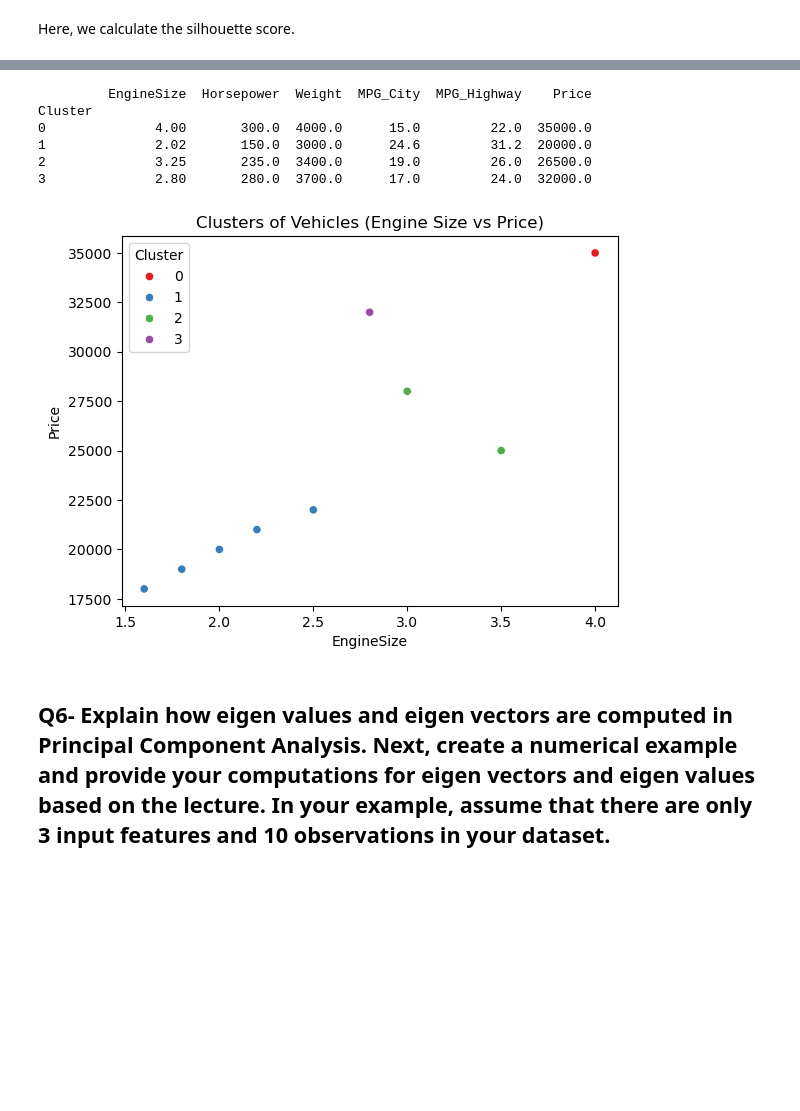
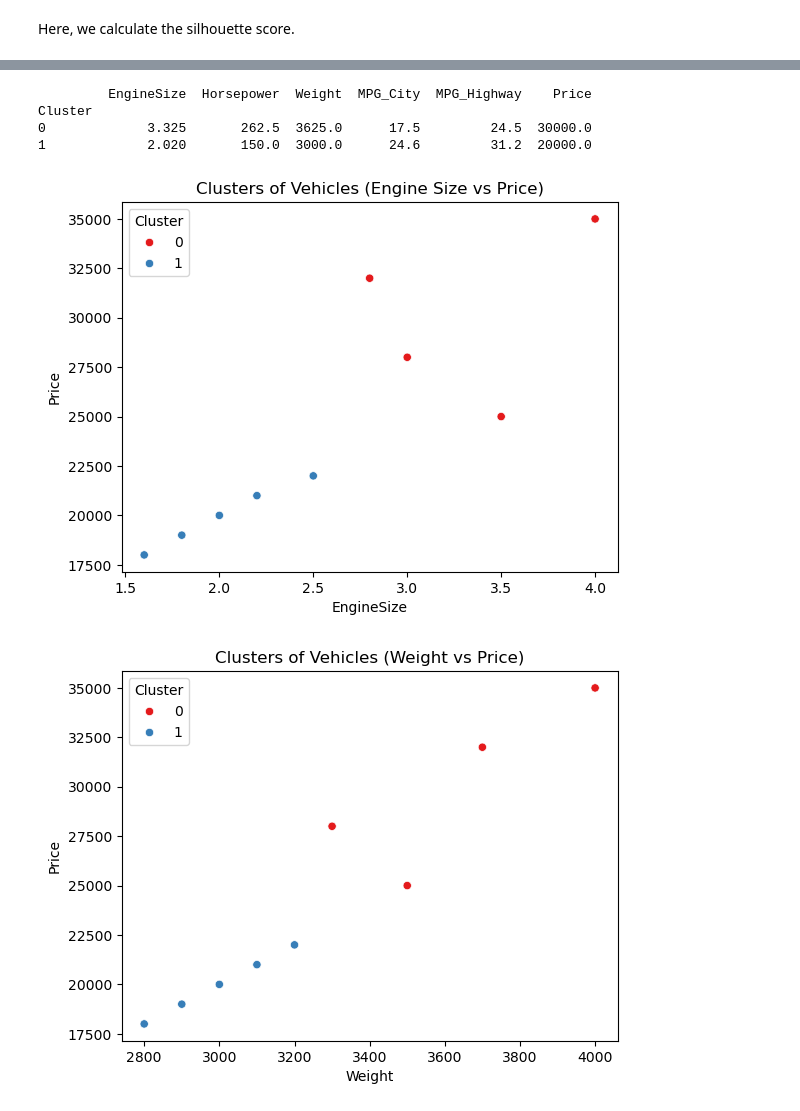
Before and after one commit to angelajmzhou/ecs-171, a Jupyter notebook: HW4/HW4.ipynb, the cells around one changed output, grey strips where cells are left out. Cells and saved outputs as stored; diff of their text form; code cells hidden in the pictures; blank space fills up the shorter version.

```diff
--- a/HW4/HW4.ipynb
+++ b/HW4/HW4.ipynb
@@ -111,7 +123,7 @@ import matplotlib.pyplot as plt
 # Use the Elbow Method to find the optimal number of clusters
 wcss = []
 for i in range(1, 9):
-    kmeans = KMeans(n_clusters=i, random_state=42)
+    kmeans = KMeans(n_clusters=i, random_state=42, n_init = 10)
     kmeans.fit(standardized_features)
     wcss.append(kmeans.inertia_)
 
@@ -140,9 +141,9 @@ Silhouette Score: 0.0711800213240202
 # %%
 # Optimal number of clusters
-optimal_clusters = 4
+optimal_clusters = 2
 
 # Apply k-means clustering
-kmeans = KMeans(n_clusters=optimal_clusters, random_state=42)
+kmeans = KMeans(n_clusters=optimal_clusters, random_state=42, n_init = 10)
 cluster_labels = kmeans.fit_predict(standardized_features)
 
 # Add cluster labels to the original DataFrame
@@ -150,24 +164,26 @@ df['Cluster'] = cluster_labels
 # %%
 # Analyze the characteristics of each cluster
 cluster_means = df.groupby('Cluster').mean()
 print(cluster_means)
 
 # Visualize the clusters
 import seaborn as sns
 
 # Scatter plot of EngineSize vs Price, color-coded by cluster
 plt.figure()
 sns.scatterplot(x='EngineSize', y='Price', hue='Cluster', data=df, palette='Set1')
 plt.title('Clusters of Vehicles (Engine Size vs Price)')
 plt.show()
+
+# Scatter plot of EngineSize vs Price, color-coded by cluster
+plt.figure()
+sns.scatterplot(x='Weight', y='Price', hue='Cluster', data=df, palette='Set1')
+plt.title('Clusters of Vehicles (Weight vs Price)')
+plt.show()
 # %% [output]
          EngineSize  Horsepower  Weight  MPG_City  MPG_Highway    Price
 Cluster
-0              4.00       300.0  4000.0      15.0         22.0  35000.0
-1              2.02       150.0  3000.0      24.6         31.2  20000.0
-2              3.25       235.0  3400.0      19.0         26.0  26500.0
-3              2.80       280.0  3700.0      17.0         24.0  32000.0
+0             3.325       262.5  3625.0      17.5         24.5  30000.0
+1             2.020       150.0  3000.0      24.6         31.2  20000.0
-[figure, old version]
+[figure, new version]
+[figure, added]
-# %% [markdown]
-Q6- Explain how eigen values and eigen vectors are computed in Principal Component Analysis. Next, create a numerical example and provide your computations for eigen vectors and eigen values based on the lecture. In your example, assume that there are only 3 input features and 10 observations in your dataset.
----
```
Also changed, not shown: parts of 13 cells of this notebook, 4 other files.
